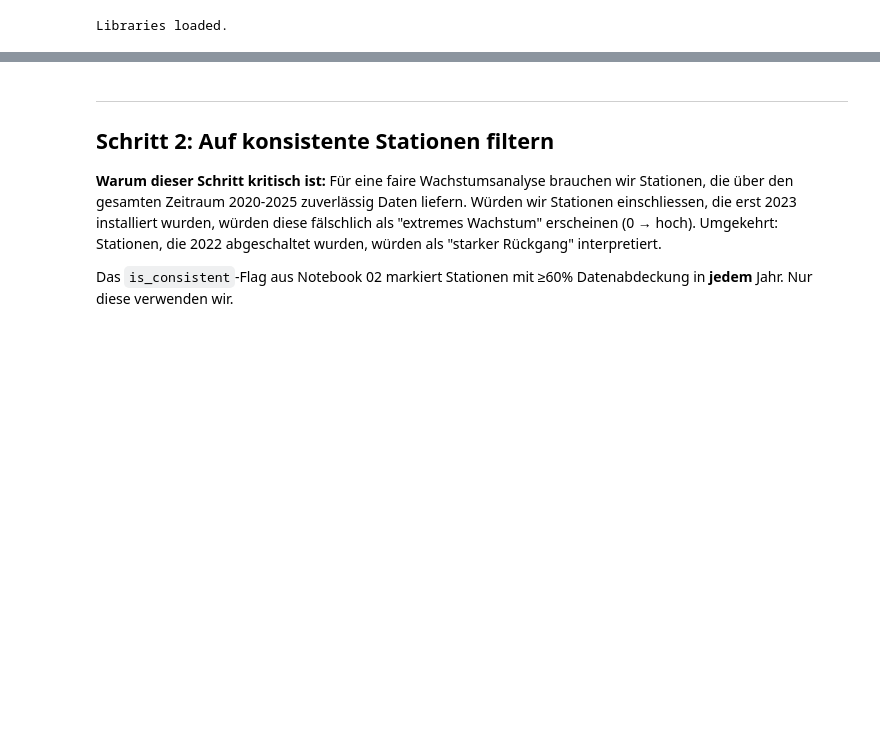
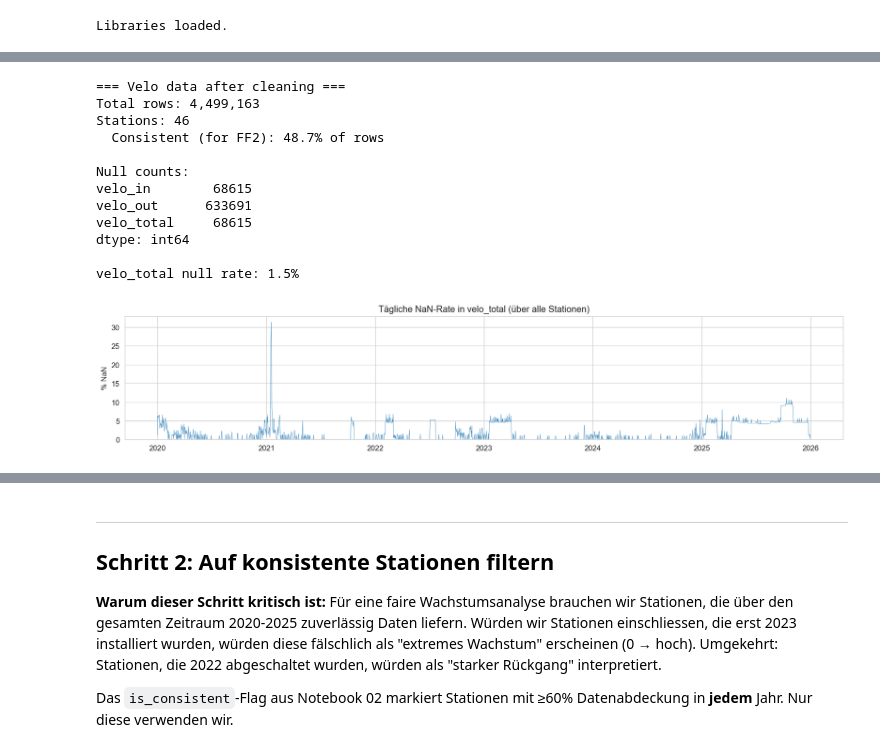
Before and after one commit to rolivischi2/bina, a Jupyter notebook: notebooks/FF2/03_ff2_growth_hotspots.ipynb, the cells around one changed output, grey strips where cells are left out. Cells and saved outputs as stored; diff of their text form; code cells hidden in the pictures; blank space fills up the shorter version.

```diff
--- a/notebooks/FF2/03_ff2_growth_hotspots.ipynb
+++ b/notebooks/FF2/03_ff2_growth_hotspots.ipynb
@@ -88,0 +125,21 @@ Standortnamen verfuegbar fuer 46/46 Stationen.
+# %%
+# Identify station types: velo-only, fuss-only, both
+has_velo = df.groupby("station_id")["velo_in"].apply(lambda x: x.notnull().any())
+has_fuss = df.groupby("station_id")["fuss_in"].apply(lambda x: x.notnull().any())
+
+velo_stations = has_velo[has_velo].index
+fuss_only_stations = has_fuss[~has_velo & has_fuss].index
+
+print(f"Stations with velo data: {len(velo_stations)}")
+print(f"Stations with fuss only: {len(fuss_only_stations)} (will be dropped)")
+print(f"Stations with both:      {(has_velo & has_fuss).sum()}")
+
+# Filter to velo stations only
+n_before = len(df)
+df = df[df["station_id"].isin(velo_stations)].copy()
+
+# Drop pedestrian columns  -  not relevant for our questions
+df = df.drop(columns=["fuss_in", "fuss_out"])
+
+log_step("1.2", "Filtered to velo-only stations, dropped fuss columns",
+         n_before - len(df), f"Kept {df['station_id'].nunique()} stations")
@@ -88,0 +425,37 @@ Standortnamen verfuegbar fuer 46/46 Stationen.
+# %%
+# Missing data overview after cleaning
+print("=== Velo data after cleaning ===")
+print(f"Total rows: {len(df):,}")
+print(f"Stations: {df['station_id'].nunique()}")
+print(f"  Consistent (for FF2): {df['is_consistent'].sum() / len(df) * 100:.1f}% of rows")
+print(f"\nNull counts:")
+print(df[["velo_in", "velo_out", "velo_total"]].isnull().sum())
+print(f"\nvelo_total null rate: {df['velo_total'].isnull().mean()*100:.1f}%")
+
+# Visualize missing data over time (aggregated across all stations)
+daily_null_rate = (
+    df.groupby(df["datetime"].dt.date)["velo_total"]
+    .apply(lambda x: x.isnull().mean() * 100)
+)
+
+fig, ax = plt.subplots(figsize=(14, 3))
+ax.plot(daily_null_rate.index, daily_null_rate.values, linewidth=0.5, alpha=0.8)
+ax.set_ylabel("% NaN")
+ax.set_title("Tägliche NaN-Rate in velo_total (über alle Stationen)")
+ax.set_ylim(0, None)
+plt.tight_layout()
+plt.show()
+# %% [output]
+=== Velo data after cleaning ===
+Total rows: 4,499,163
+Stations: 46
+  Consistent (for FF2): 48.7% of rows
+
+Null counts:
+velo_in        68615
+velo_out      633691
+velo_total     68615
+dtype: int64
+
+velo_total null rate: 1.5%
+[figure, added]
```
Also changed, not shown: parts of 17 cells of this notebook.
